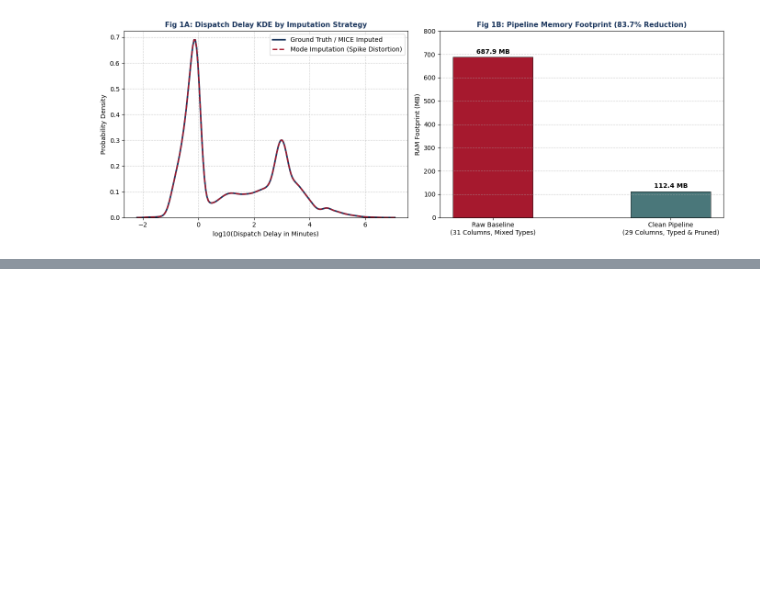
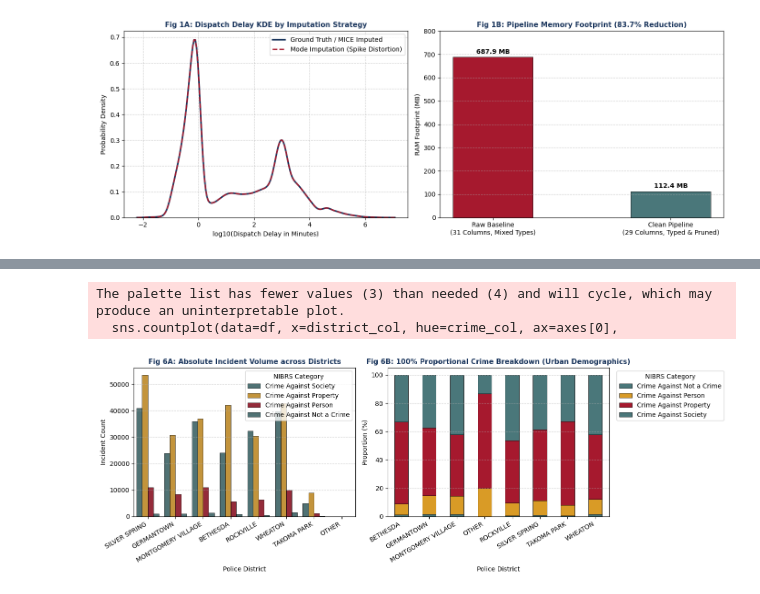
Before and after one commit to klsay/mscai, a Jupyter notebook: MSC_AI_Course_Work_Assignment_1_(Sarbojit).ipynb, the cells around one changed output, grey strips where cells are left out. Drawn from its saved outputs; the diff is of its cells as text; code cells hidden in the pictures; blank space fills up the shorter version.

```diff
--- a/MSC_AI_Course_Work_Assignment_1_(Sarbojit).ipynb
+++ b/MSC_AI_Course_Work_Assignment_1_(Sarbojit).ipynb
@@ -2297,0 +2351,41 @@ Mounted at /content/drive
+# %%
+def plot_rq6_district_mix(df):
+    fig, axes = plt.subplots(1, 2, figsize=(14, 5))
+    palette = ['#4A777A', '#D99B26', '#A6192E']
+
+    # Dynamically locate columns to handle any case-normalization variations
+    district_col = next((c for c in df.columns if c.lower() in ['police district number', 'police_district_number', 'police_district', 'police district name']), None)
+    crime_col = next((c for c in df.columns if c.lower() in ['crime name1', 'crime_name1', 'crime name 1', 'crime_category']), None)
+
+    if not district_col or not crime_col:
+        raise ValueError(f"Could not find required columns in dataframe. Found columns: {list(df.columns)}")
+
+    # Fig 6A: Absolute Volume
+    sns.countplot(data=df, x=district_col, hue=crime_col, ax=axes[0],
+                  palette=palette, edgecolor='black', linewidth=0.5)
+    axes[0].set_title('Fig 6A: Absolute Incident Volume across Districts', fontsize=11, fontweight='bold', color='#1B365D')
+    axes[0].set_xlabel('Police District')
+    axes[0].set_ylabel('Incident Count')
+    axes[0].legend(title='NIBRS Category', frameon=True)
+    plt.setp(axes[0].get_xticklabels(), rotation=30, ha='right')
+    axes[0].grid(axis='y', linestyle='--', alpha=0.6)
+
+    # Fig 6B: 100% Proportional Stacked Bar
+    crosstab_pct = pd.crosstab(df[district_col], df[crime_col], normalize='index') * 100
+    crosstab_pct.plot(kind='bar', stacked=True, ax=axes[1], color=palette, edgecolor='black', linewidth=0.5)
+    axes[1].set_title('Fig 6B: 100% Proportional Crime Breakdown (Urban Demographics)', fontsize=11, fontweight='bold', color='#1B365D')
+    axes[1].set_xlabel('Police District')
+    axes[1].set_ylabel('Proportion (%)')
+    axes[1].legend(title='NIBRS Category', frameon=True, bbox_to_anchor=(1.02, 1), loc='upper left')
+    plt.setp(axes[1].get_xticklabels(), rotation=30, ha='right')
+    axes[1].grid(axis='y', linestyle='--', alpha=0.6)
+
+    plt.tight_layout()
+    plt.show()
+# %%
+# Call the updated function which dynamically resolves case-normalized columns
+plot_rq6_district_mix(df_final_pipeline)
+# %% [output]
+The palette list has fewer values (3) than needed (4) and will cycle, which may produce an uninterpretable plot.
+  sns.countplot(data=df, x=district_col, hue=crime_col, ax=axes[0],
+[figure, added]
```
Also changed, not shown: parts of 4 cells of this notebook.
